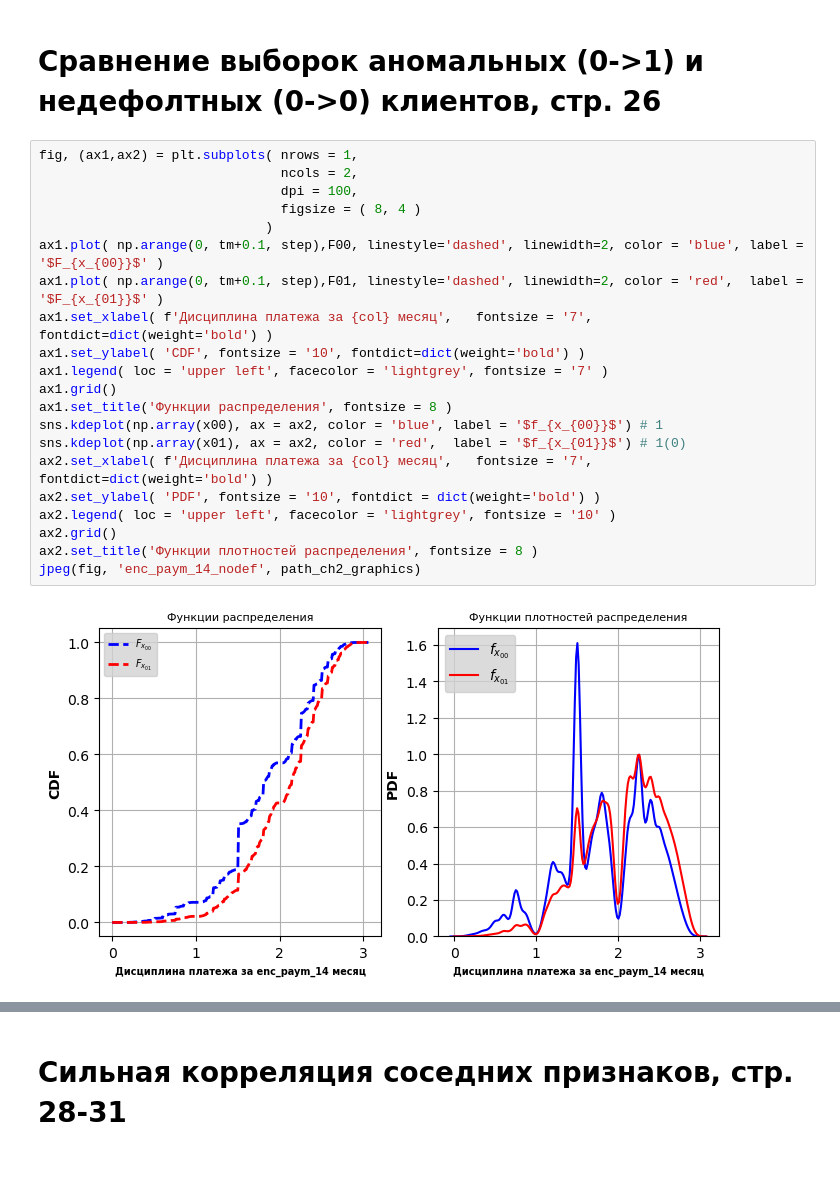
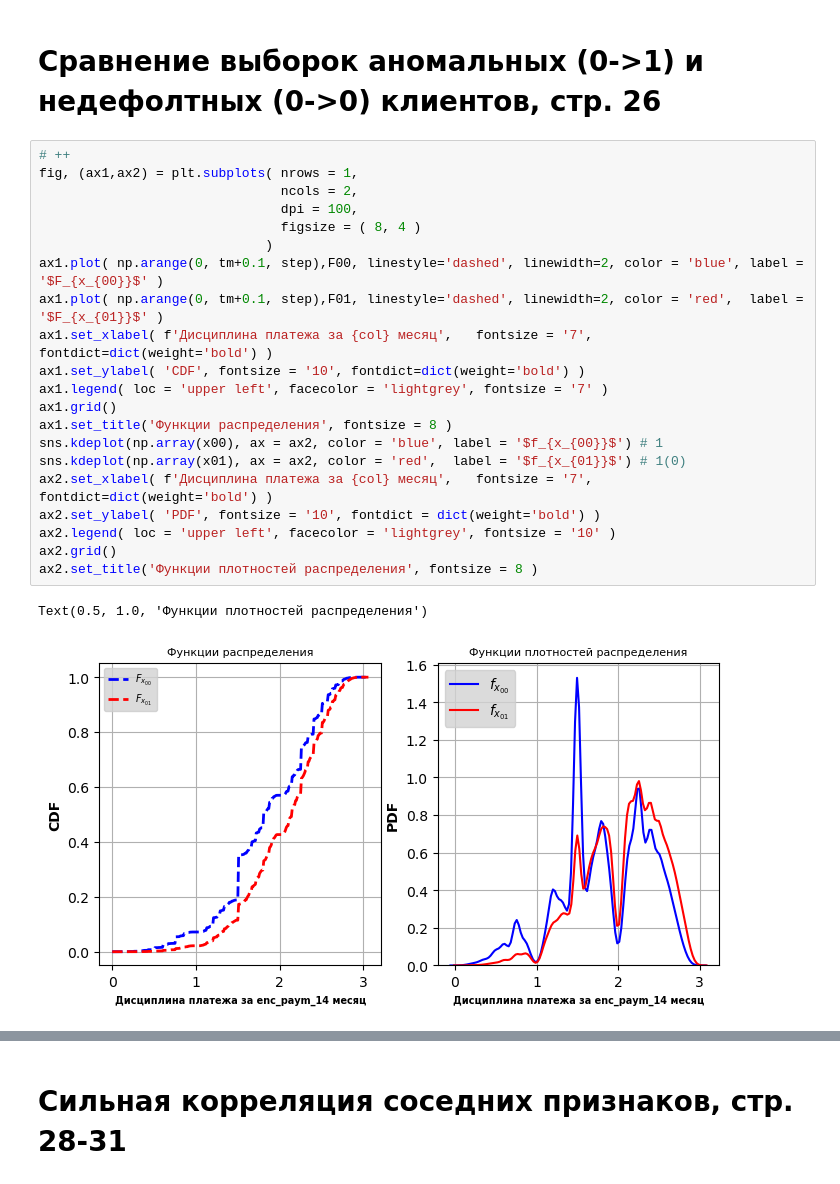
Before and after one commit to AlexanderUhmann/dak_tex, a Jupyter notebook: jupyter/1_dak_general_3_.ipynb, the cells around one changed output, grey strips where cells are left out. Drawn from its saved outputs; the diff is of its cells as text.

```diff
--- a/jupyter/1_dak_general_3_.ipynb
+++ b/jupyter/1_dak_general_3_.ipynb
@@ -513,25 +482,26 @@ jpeg(fig, 'enc_paym_15_def', path_ch2_graphics)
 # %% [markdown]
 # Сравнение выборок аномальных (0->1) и недефолтных (0->0) клиентов, стр. 26
 # %%
+# ++
 fig, (ax1,ax2) = plt.subplots( nrows = 1,
                                ncols = 2,
                                dpi = 100,
                                figsize = ( 8, 4 )
                              )
 ax1.plot( np.arange(0, tm+0.1, step),F00, linestyle='dashed', linewidth=2, color = 'blue', label = '$F_{x_{00}}$' )
 ax1.plot( np.arange(0, tm+0.1, step),F01, linestyle='dashed', linewidth=2, color = 'red',  label = '$F_{x_{01}}$' )
 ax1.set_xlabel( f'Дисциплина платежа за {col} месяц',   fontsize = '7', fontdict=dict(weight='bold') )
 ax1.set_ylabel( 'CDF', fontsize = '10', fontdict=dict(weight='bold') )
 ax1.legend( loc = 'upper left', facecolor = 'lightgrey', fontsize = '7' )
 ax1.grid()
 ax1.set_title('Функции распределения', fontsize = 8 )
 sns.kdeplot(np.array(x00), ax = ax2, color = 'blue', label = '$f_{x_{00}}$') # 1
 sns.kdeplot(np.array(x01), ax = ax2, color = 'red',  label = '$f_{x_{01}}$') # 1(0)
 ax2.set_xlabel( f'Дисциплина платежа за {col} месяц',   fontsize = '7', fontdict=dict(weight='bold') )
 ax2.set_ylabel( 'PDF', fontsize = '10', fontdict = dict(weight='bold') )
 ax2.legend( loc = 'upper left', facecolor = 'lightgrey', fontsize = '10' )
 ax2.grid()
 ax2.set_title('Функции плотностей распределения', fontsize = 8 )
-jpeg(fig, 'enc_paym_14_nodef', path_ch2_graphics)
 # %% [output]
+Text(0.5, 1.0, 'Функции плотностей распределения')
-[figure, old version]
+[figure, new version]
```
Also changed, not shown: parts of 56 cells of this notebook.
